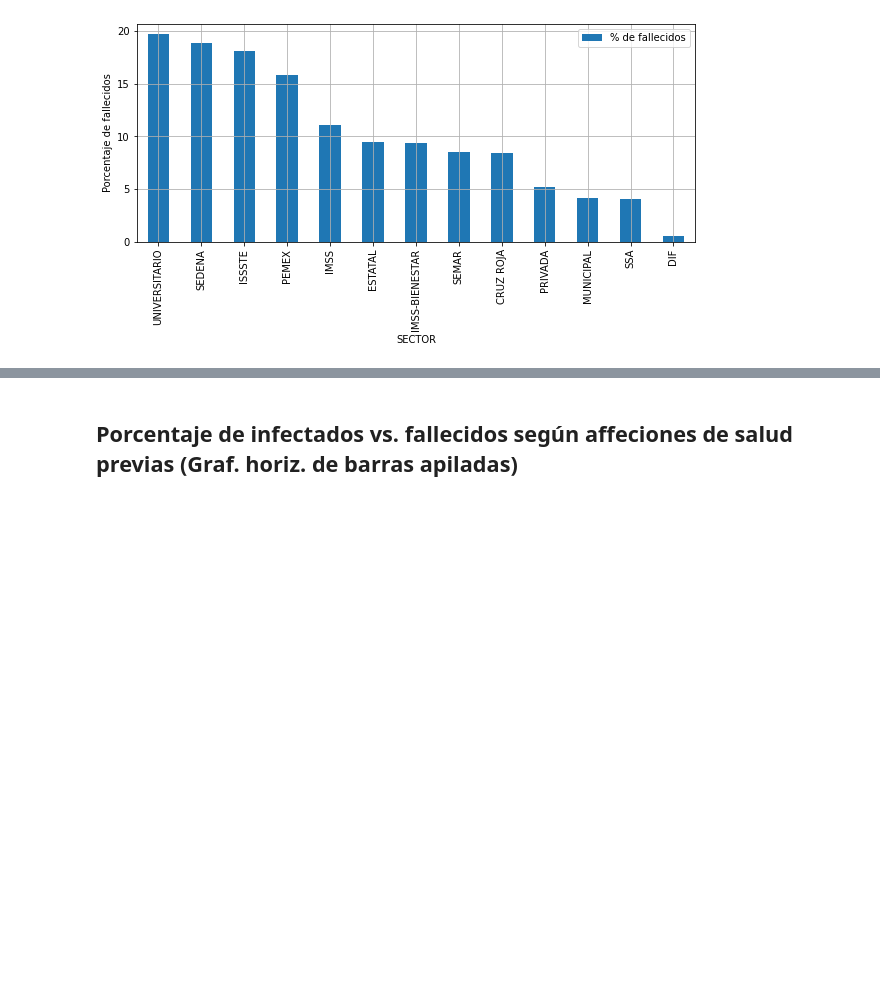
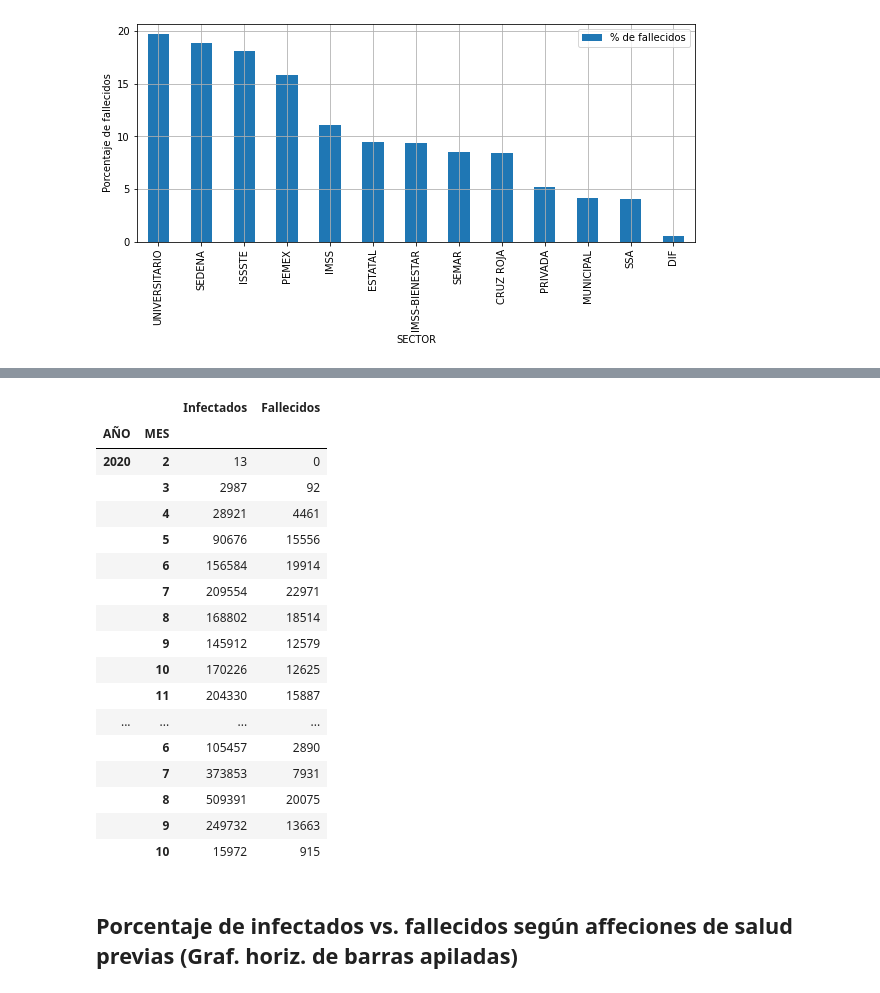
Before and after one commit to EstebanBrito/covid19-mexico, a Jupyter notebook: notebooks/Graficas.ipynb, the cells around one changed output, grey strips where cells are left out. Drawn from its saved outputs; the diff is of its cells as text; code cells hidden in the pictures; blank space fills up the shorter version.

```diff
--- a/notebooks/Graficas.ipynb
+++ b/notebooks/Graficas.ipynb
@@ -497,0 +527,5 @@ plt.show()
+# %%
+conteo_fallecidos.index.rename(['AÑO', 'MES'], inplace=True)
+# %%
+# Dropeamos los meses de 9999, que se refieren a personas que no fallecieron
+conteo_fallecidos.drop(9999, axis=0, inplace=True)
@@ -498,2 +559,23 @@ plt.show()
+# %%
+conteo_meses
+# %% [output]
+|  |  | Infectados | Fallecidos |
+| AÑO | MES |  |  |
+| 2020 | 2 | 13 | 0 |
+|  | 3 | 2987 | 92 |
+|  | 4 | 28921 | 4461 |
+|  | 5 | 90676 | 15556 |
+|  | 6 | 156584 | 19914 |
+|  | 7 | 209554 | 22971 |
+|  | 8 | 168802 | 18514 |
+|  | 9 | 145912 | 12579 |
+|  | 10 | 170226 | 12625 |
+|  | 11 | 204330 | 15887 |
+| ... | ... | ... | ... |
+|  | 6 | 105457 | 2890 |
+|  | 7 | 373853 | 7931 |
+|  | 8 | 509391 | 20075 |
+|  | 9 | 249732 | 13663 |
+|  | 10 | 15972 | 915 |
 # %% [markdown]
 ## Porcentaje de infectados vs. fallecidos según affeciones de salud previas (Graf. horiz. de barras apiladas)
```
Also changed, not shown: parts of 26 cells of this notebook.
